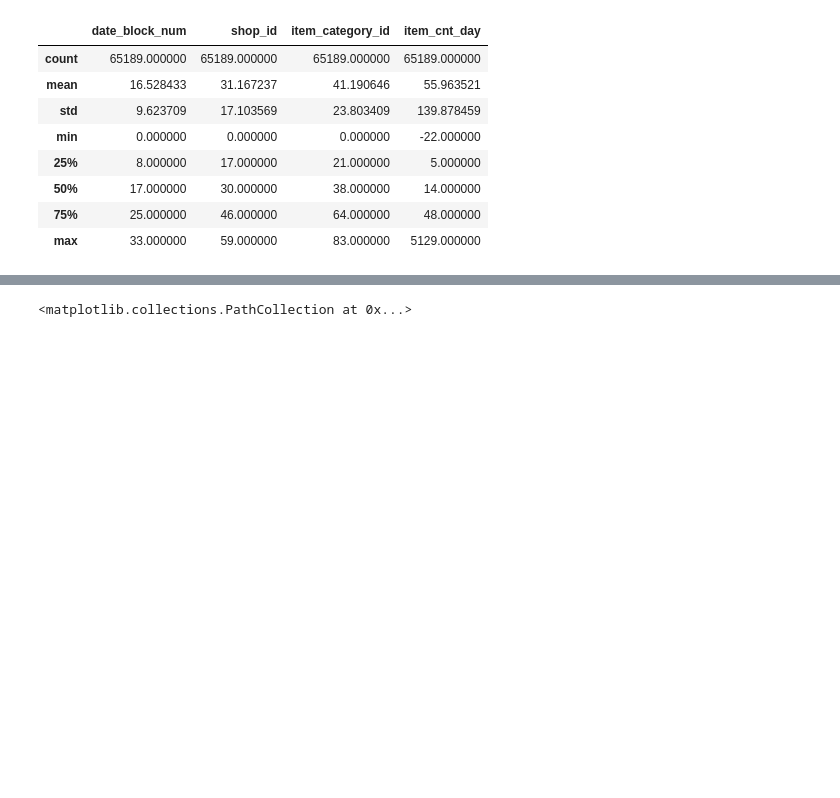
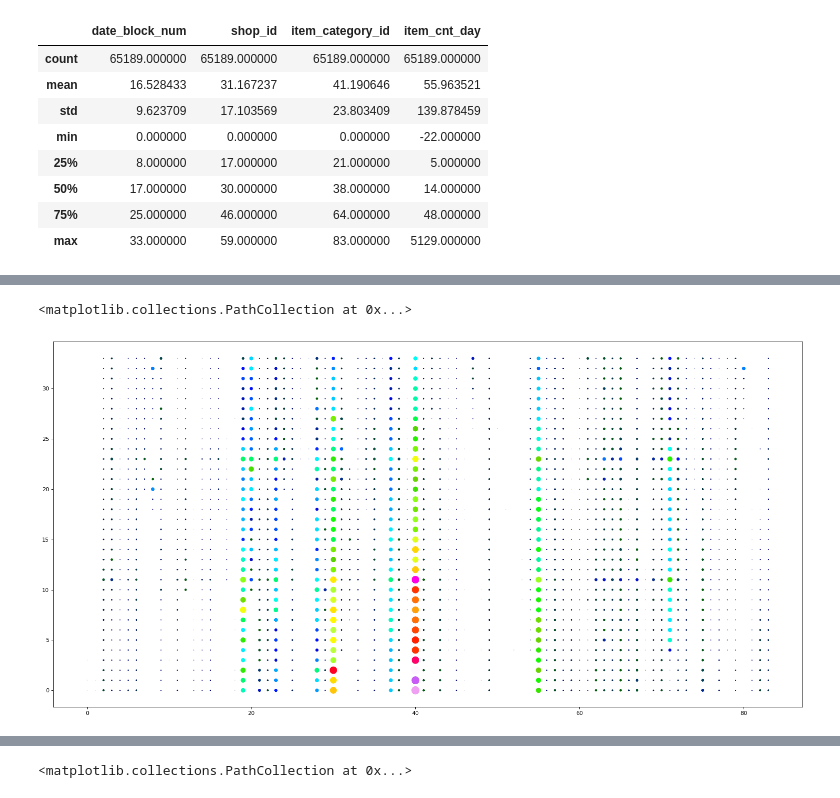
Before and after one commit to mortennp/mooc, a Jupyter notebook: NRUHSE_AdvML/Competetive DS/FinalProject/EDA.ipynb, the cells around one changed output, grey strips where cells are left out. Drawn from its saved outputs; the diff is of its cells as text; code cells hidden in the pictures; blank space fills up the shorter version.

```diff
--- a/NRUHSE_AdvML/Competetive DS/FinalProject/EDA.ipynb
+++ b/NRUHSE_AdvML/Competetive DS/FinalProject/EDA.ipynb
@@ -229,3 +229,9 @@ grouped.describe()
 | 50% | 17.000000 | 30.000000 | 38.000000 | 14.000000 |
 | 75% | 25.000000 | 46.000000 | 64.000000 | 48.000000 |
 | max | 33.000000 | 59.000000 | 83.000000 | 5129.000000 |
+# %%
+categories_by_time = grouped.groupby(['date_block_num', 'item_category_id']).sum()
+categories_by_time = categories_by_time.reset_index()
+categories_by_time = categories_by_time[['date_block_num', 'item_category_id', 'item_cnt_day']]
+# %%
+categories_by_time = categories_by_time.assign(size = (categories_by_time.item_cnt_day * 200) / categories_by_time.item_cnt_day.max())
@@ -231,0 +247,9 @@ grouped.describe()
+# %%
+fig, ax = plt.subplots(figsize=(24,12), dpi=80, facecolor='w', edgecolor='k')
+ax.scatter('item_category_id', 'date_block_num', c='item_cnt_day', s='size',
+           cmap=mpl.cm.gist_ncar,
+           norm=mpl.colors.Normalize(vmin=categories_by_time.item_cnt_day.min(), vmax=categories_by_time.item_cnt_day.max()),
+           data=categories_by_time)
+# %% [output]
+<matplotlib.collections.PathCollection at 0x...>
+[figure, added]
```
Also changed, not shown: parts of 2 cells of this notebook, 1 other file.
